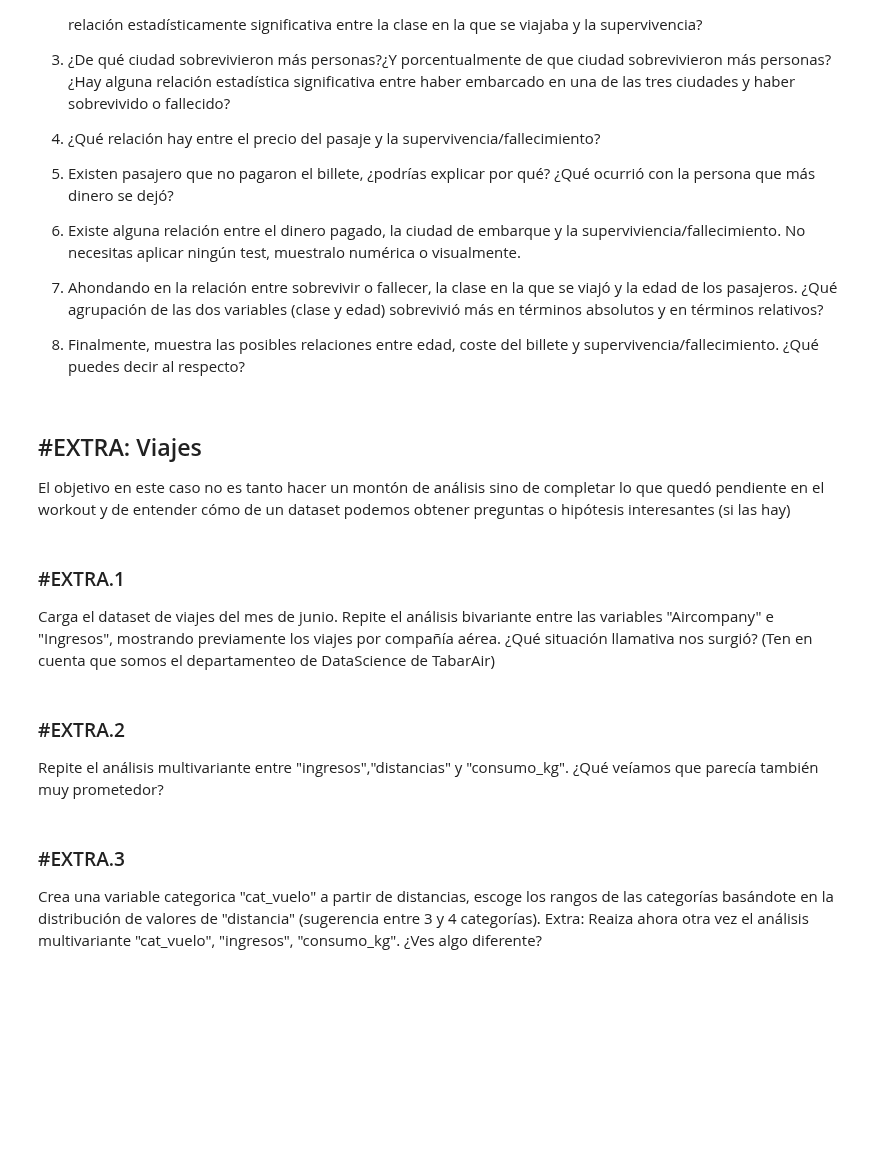
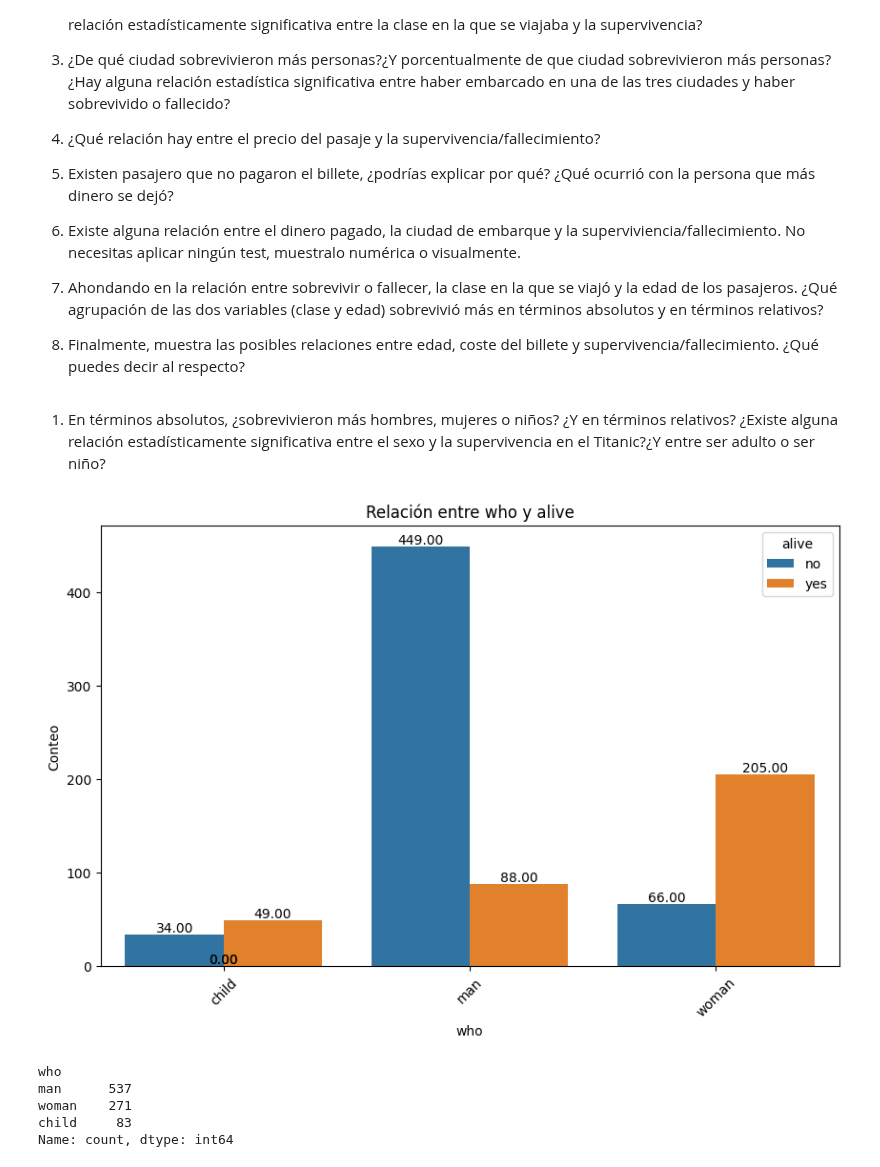
Before and after one commit to uxuearamburu/Data-Science, a Jupyter notebook: 03_Data_Analysis/Sprint_07/Unidad_02_Estadistica_Descriptiva_Multivariante/03_Practica_Obligatoria/18_Practica_Obligatoria_Multivariante.ipynb, the cells around one changed output. Saved outputs shown, nothing was run; the diff lists cells and outputs as text; code cells hidden in the pictures; blank space fills up the shorter version.

```diff
--- a/03_Data_Analysis/Sprint_07/Unidad_02_Estadistica_Descriptiva_Multivariante/03_Practica_Obligatoria/18_Practica_Obligatoria_Multivariante.ipynb
+++ b/03_Data_Analysis/Sprint_07/Unidad_02_Estadistica_Descriptiva_Multivariante/03_Practica_Obligatoria/18_Practica_Obligatoria_Multivariante.ipynb
@@ -22,11 +30,18 @@ Carga en un dataframe el dataset del titanic, que está en la ruta "./data/titan
 ### #1.2
 
 Deshazte de las columnas "deck", "survived", "pclass" y "embarked" porque no las emplearemos, la primera por su cantidad de nulos y el resto porque son variantes de otras que ya existen y cuyos valores resultan más expresivos a la hora de hacer un análisis.
+# %%
+df.drop(columns=["deck", "survived", "pclass", "embarked"], inplace=True)
 # %% [markdown]
 ### #1.3
 
 Suma las columnas "parch" y "sibsp" para tener el número de parientes de cada pasajero, guarda el resultado en otra columna "family_members", luego deshazte de "parch" y "sibsp"
+# %%
+df["family_members"] = df["parch"] + df["sibsp"]
+df.drop(columns=["parch", "sibsp"], inplace=True)
 # %% [markdown]
 ### #1.4
 
 Imputa la moda a los valores nulos de "embark_town"
+# %%
+df["embark_town"] = df["embark_town"].fillna(df["embark_town"].mode()[0])
@@ -34,3 +54,5 @@ Imputa la moda a los valores nulos de "embark_town"
 ### #1.5
 
 Imputa la media a los valores faltantes de "age", si quieres puedes hacer algo más preciso (por ejemplo considerando además la columna "who")
+# %%
+df["age"] = df["age"].fillna(df["age"].mean())
@@ -54,19 +81,17 @@ Realiza los análisis bivariantes o multivariantes que necesites, así como los
 7. Ahondando en la relación entre sobrevivir o fallecer, la clase en la que se viajó y la edad de los pasajeros. ¿Qué agrupación de las dos variables (clase y edad) sobrevivió más en términos absolutos y en términos relativos?
 
 8. Finalmente, muestra las posibles relaciones entre edad, coste del billete y supervivencia/fallecimiento. ¿Qué puedes decir al respecto?
-# %% [markdown]
-## #EXTRA: Viajes
-
-El objetivo en este caso no es tanto hacer un montón de análisis sino de completar lo que quedó pendiente en el workout y de entender cómo de un dataset podemos obtener preguntas o hipótesis interesantes (si las hay)
-# %% [markdown]
-### #EXTRA.1
-
-Carga el dataset de viajes del mes de junio. Repite el análisis bivariante entre las variables "Aircompany" e "Ingresos", mostrando previamente los viajes por compañía aérea. ¿Qué situación llamativa nos surgió? (Ten en cuenta que somos el departamenteo de DataScience de TabarAir)
-# %% [markdown]
-### #EXTRA.2
-
-Repite el análisis multivariante entre "ingresos","distancias" y "consumo_kg". ¿Qué veíamos que parecía también muy prometedor?
-# %% [markdown]
-### #EXTRA.3
-
-Crea una variable categorica "cat_vuelo" a partir de distancias, escoge los rangos de las categorías basándote en la distribución de valores de "distancia" (sugerencia entre 3 y 4 categorías). Extra: Reaiza ahora otra vez el análisis multivariante "cat_vuelo", "ingresos", "consumo_kg". ¿Ves algo diferente?
+# %% [markdown]
+1. En términos absolutos, ¿sobrevivieron más hombres, mujeres o niños? ¿Y en términos relativos? ¿Existe alguna relación estadísticamente significativa entre el sexo y la supervivencia en el Titanic?¿Y entre ser adulto o ser niño?
+# %%
+viz.plot_categorical_relationship_fin(df, "who","alive", show_values= True)
+print(df["who"].value_counts())
+
+viz.plot_categorical_relationship_fin(df, "who","alive", relative_freq= True, show_values= True)
+# %% [output]
+[figure, added]
+who
+man      537
+woman    271
+child     83
+Name: count, dtype: int64
```
Also changed, not shown: parts of 45 cells of this notebook.
